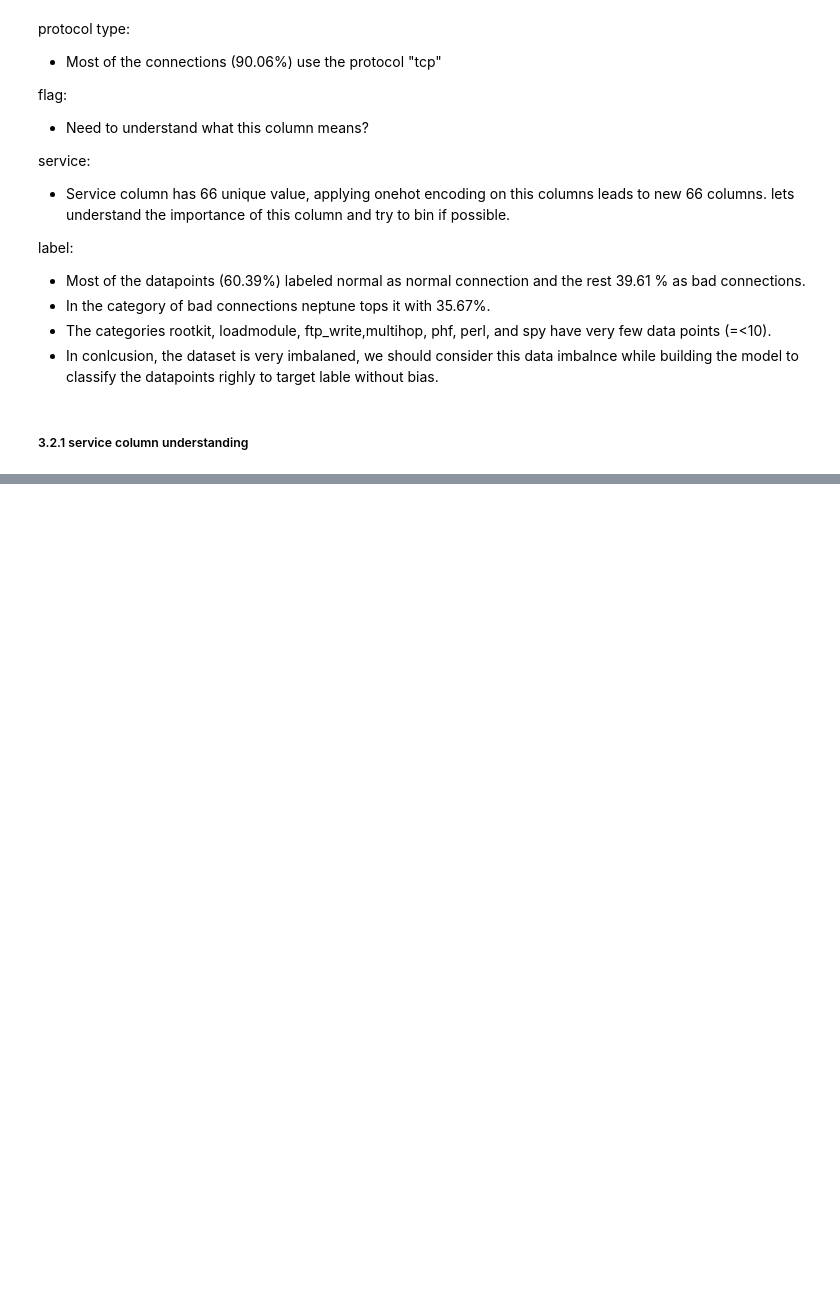
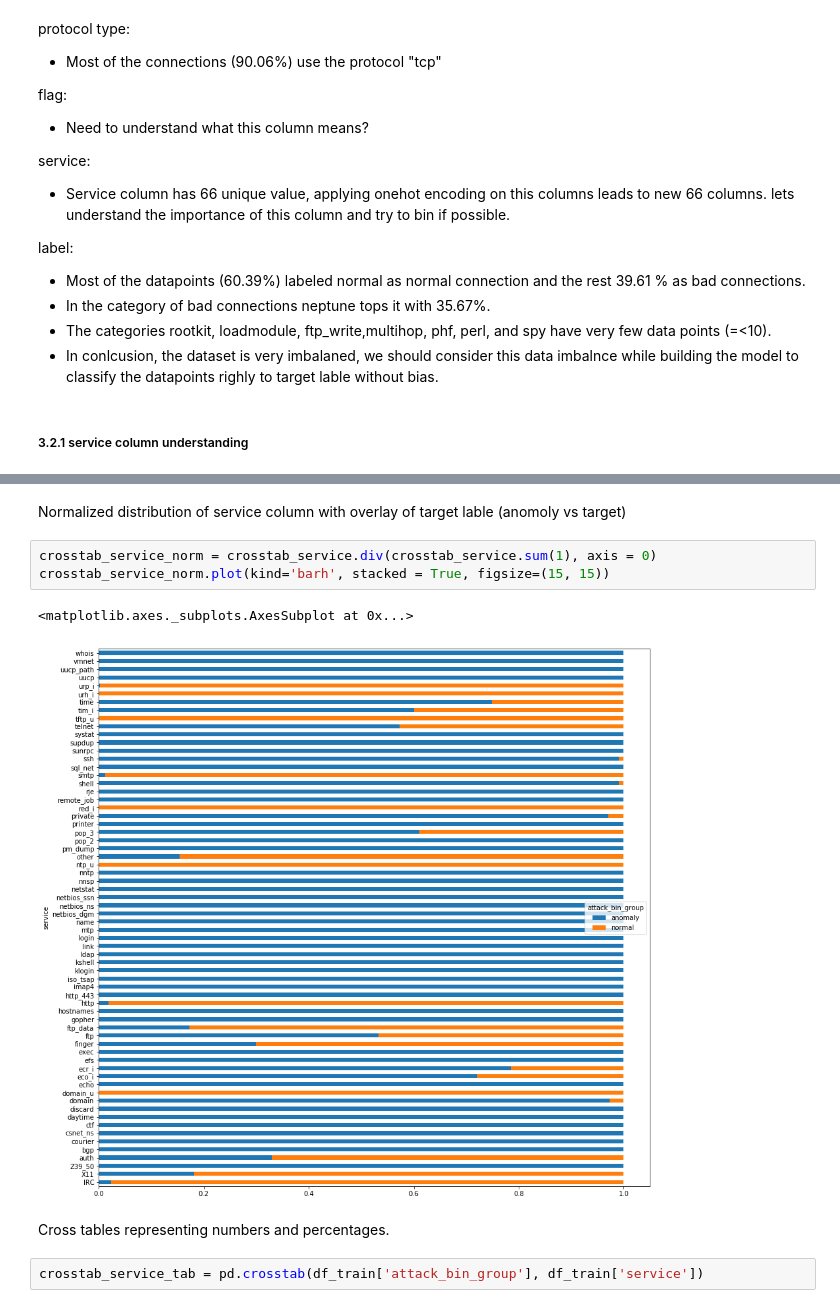
Before and after one commit to narendraparigi1987/ml_assignment, a Jupyter notebook: ML Network Intrusion - 20200311-naren.ipynb, the cells around one changed output, grey strips where cells are left out. Cells and saved outputs as stored; diff of their text form; blank space fills up the shorter version.

```diff
--- a/ML Network Intrusion - 20200311-naren.ipynb
+++ b/ML Network Intrusion - 20200311-naren.ipynb
@@ -306,0 +314,12 @@ label:
+# %% [markdown]
+Normalized distribution of service column with overlay of target lable (anomoly vs target)
+# %%
+crosstab_service_norm = crosstab_service.div(crosstab_service.sum(1), axis = 0)
+crosstab_service_norm.plot(kind='barh', stacked = True, figsize=(15, 15))
+# %% [output]
+<matplotlib.axes._subplots.AxesSubplot at 0x...>
+[figure, added]
+# %% [markdown]
+Cross tables representing numbers and percentages.
+# %%
+crosstab_service_tab = pd.crosstab(df_train['attack_bin_group'], df_train['service'])
```
Also changed, not shown: parts of 12 cells of this notebook.
